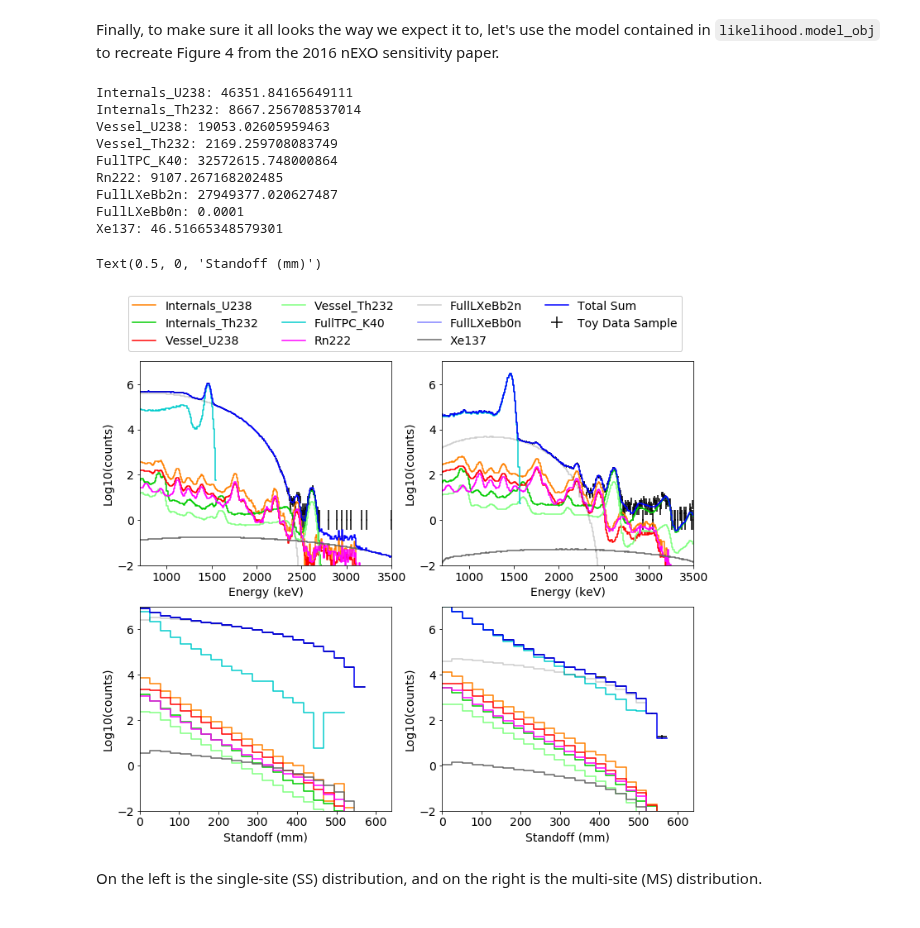
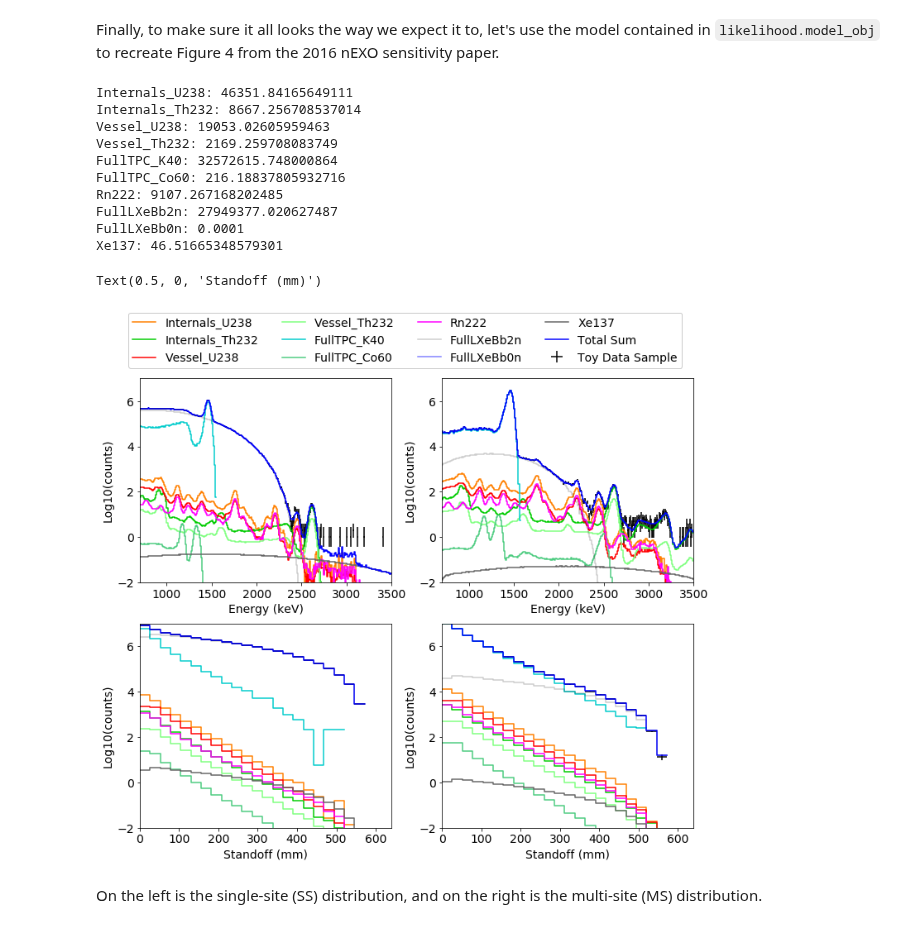
Before and after one commit to YMTheory/sensitivity, a Jupyter notebook: work/Tutorial.ipynb, the cells around one changed output. Saved outputs shown, nothing was run; the diff lists cells and outputs as text; code cells hidden in the pictures.

```diff
--- a/work/Tutorial.ipynb
+++ b/work/Tutorial.ipynb
@@ -317,6 +303,7 @@ colormap = { 'Internals_U238':(1.,0.5,0.),\
                 'Vessel_U238':(1.,0.,0.),\
                 'Vessel_Th232':(0.5,1.,0.5),\
                 'FullTPC_K40':(0.,0.8,0.8),\
+                'FullTPC_Co60':(0.3,0.8,0.5),\
                 'Rn222':(1.,0.,1.),\
                 'FullLXeBb2n':(0.,0.,0.,0.2),\
                 'FullLXeBb0n':(0.,0.,1.,0.5),\
@@ -362,34 +349,35 @@ hl.plot1d(ax[1,0],(likelihood.dataset[0:1]).project([2]).log10(),crosses=True,co
 
 fig.legend(ncol=4,facecolor=(1.,1.,1.),framealpha=1.,loc='upper center')
 
 ax[0,0].set_ylim(-2.,7.)
 ax[0,0].set_xlim(700.,3500.)
 ax[0,0].set_ylabel('Log10(counts)')
 ax[0,0].set_xlabel('Energy (keV)')
 ax[0,1].set_ylim(-2.,7.)
 ax[0,1].set_xlim(700.,3500.)
 ax[0,1].set_ylabel('Log10(counts)')
 ax[0,1].set_xlabel('Energy (keV)')
 ax[1,1].set_ylim(-2.,7.)
 ax[1,1].set_xlim(0.,640.)
 ax[1,1].set_ylabel('Log10(counts)')
 ax[1,1].set_xlabel('Standoff (mm)')
 ax[1,0].set_ylim(-2.,7.)
 ax[1,0].set_xlim(0.,640.)
 ax[1,0].set_ylabel('Log10(counts)')
 ax[1,0].set_xlabel('Standoff (mm)')
 # %% [output]
 Internals_U238: 46351.84165649111
 Internals_Th232: 8667.256708537014
 Vessel_U238: 19053.02605959463
 Vessel_Th232: 2169.259708083749
 FullTPC_K40: 32572615.748000864
+FullTPC_Co60: 216.18837805932716
 Rn222: 9107.267168202485
 FullLXeBb2n: 27949377.020627487
 FullLXeBb0n: 0.0001
 Xe137: 46.51665348579301
 Text(0.5, 0, 'Standoff (mm)')
-[figure, old version]
+[figure, new version]
 # %% [markdown]
 On the left is the single-site (SS) distribution, and on the right is the multi-site (MS) distribution.
 # %% [markdown]
```
Also changed, not shown: parts of 28 cells of this notebook.
